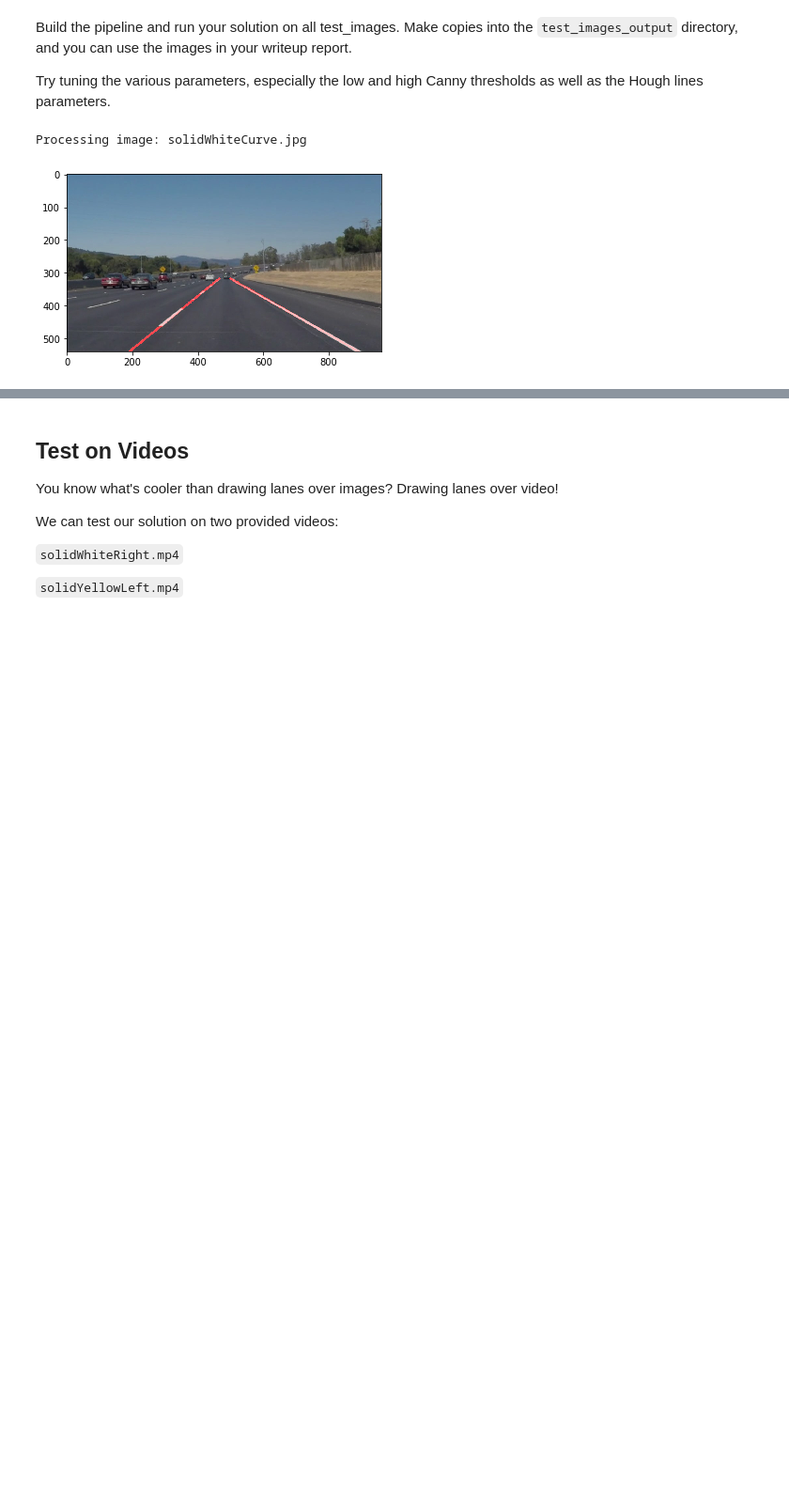
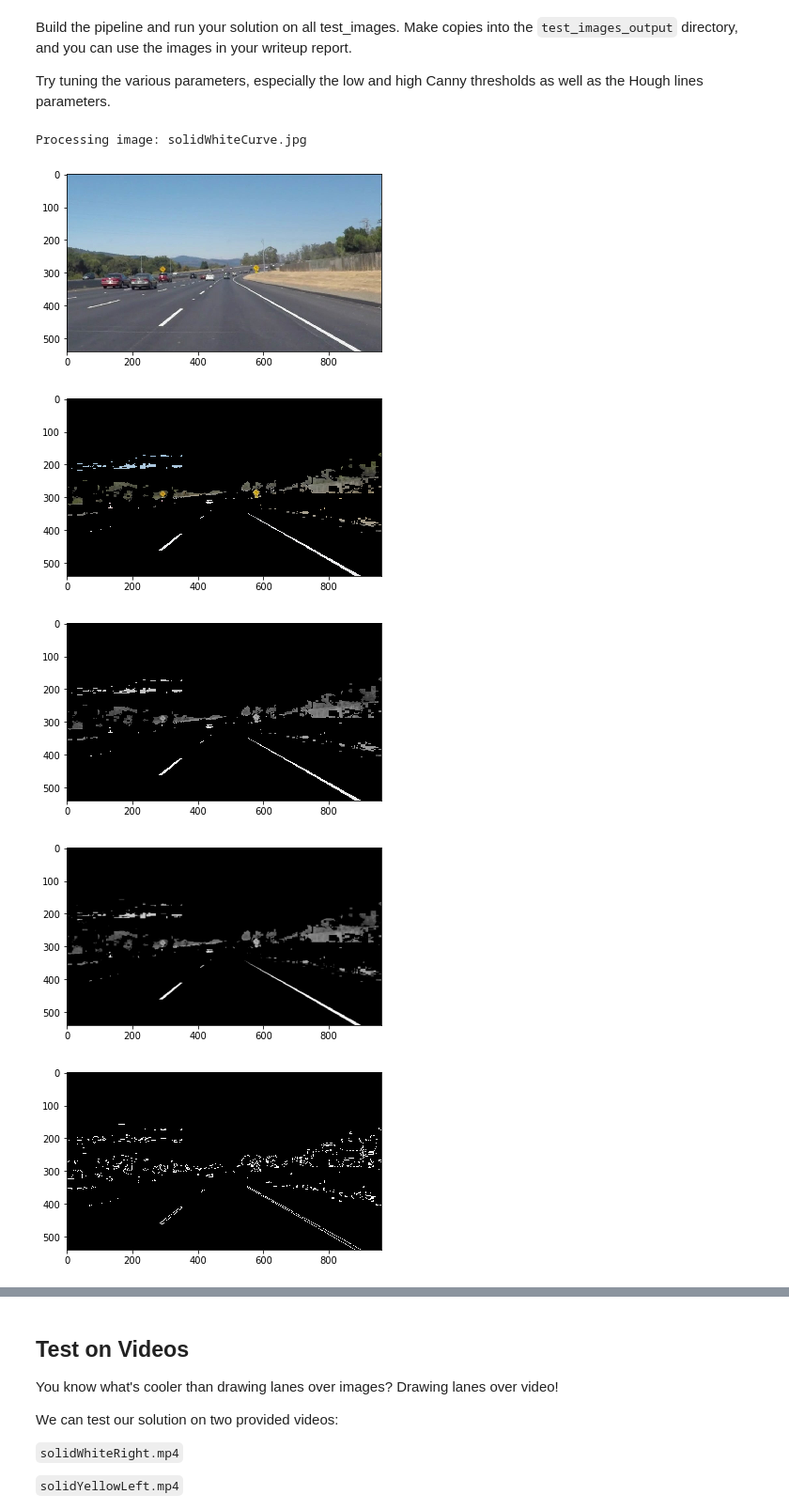
Before and after one commit to DmitriySemenov/SDCE_Project1, a Jupyter notebook: P1.ipynb, the cells around one changed output, grey strips where cells are left out. Shown at 94% size. Saved outputs shown, nothing was run; the diff lists cells and outputs as text; code cells hidden in the pictures; blank space fills up the shorter version.

Commit message:
-Improved lane detection by applying a color mask to the image (yellow and white) and ignoring the rest. - Tuned Hough parameters for better lane marking detection.

```diff
--- a/P1.ipynb
+++ b/P1.ipynb
@@ -90,6 +90,10 @@ def grayscale(img):
     return cv2.cvtColor(img, cv2.COLOR_RGB2GRAY)
     # Or use BGR2GRAY if you read an image with cv2.imread()
     # return cv2.cvtColor(img, cv2.COLOR_BGR2GRAY)
+
+def hsv(img):
+    # Convert image to HSV from RGB
+    return cv2.cvtColor(img, cv2.COLOR_RGB2HSV)
 
 def canny(img, low_threshold, high_threshold):
     """Applies the Canny transform"""
@@ -229,10 +233,10 @@ def draw_lines(img, lines, color=[255, 0, 0], thickness=5):
 
 
     # Draw all lines for debugging
-    #colordebug=[0, 0, 255]
-    #for line in lines:
-    #    for x1,y1,x2,y2 in line:
-    #        cv2.line(img, (x1, y1), (x2, y2), colordebug, 2)
+    colordebug=[0, 0, 255]
+    for line in lines:
+        for x1,y1,x2,y2 in line:
+            cv2.line(img, (x1, y1), (x2, y2), colordebug, 2)
 
 def hough_lines(img, rho, theta, threshold, min_line_len, max_line_gap):
     """
@@ -303,46 +307,80 @@ for idx, img in enumerate(os.listdir("test_images/")):
     #0 Load image
     print('Processing image: '+img)
     image = mpimg.imread('test_images/' + img)
+    plt.imshow(image)
+    plt.show()
+
+    #1* Convert to HSV
+    hsvimg = hsv(image)
+
+    #1** Apply yellow and white masks
+    # define range of color in HSV
+    lower_yel = np.array([20,0,50])
+    upper_yel = np.array([35,255,255])
+    lower_white = np.array([0,0,220])
+    upper_white = np.array([180,255,255])
+    # Threshold the HSV image to get only yellow and white
+    yellow_mask = cv2.inRange(hsvimg, lower_yel, upper_yel)
+    white_mask = cv2.inRange(hsvimg, lower_white, upper_white)
+    # Bitwise-OR mask to get both colors
+    colormask = cv2.bitwise_or(yellow_mask, white_mask)
+
+    # Color mask image
+    colormaskedimg = cv2.bitwise_and(image, image, mask = colormask)
+    plt.imshow(colormaskedimg)
+    plt.show()
 
     #1 Convert to grayscale
-    grayimg = grayscale(image)
+    grayimg = grayscale(colormaskedimg)
+    plt.imshow(grayimg, cmap='gray')
+    plt.show()
 
     #2 Gaussian blur with kernel of size 5
     kernel_size = 5
     blurred = gaussian_blur(grayimg, kernel_size)
+    plt.imshow(blurred, cmap='gray')
+    plt.show()
 
     #3 Canny edge detection
     low_threshold = 50
     high_threshold = 150
     edges = canny(blurred, low_threshold, high_threshold)
+    plt.imshow(edges, cmap='gray')
+    plt.show()
 
     #4 Define region of interest and mask away the rest
 
     #Find image size to create verticies
     x_width = edges.shape[1]
     y_height = edges.shape[0]
 
     vertices = np.array([[(0,y_height),(x_width*0.48, y_height*0.59), (x_width*0.51, y_height*0.59), (x_width,y_height)]], dtype=np.int32)
     masked_img = region_of_interest(edges,vertices)
+    plt.imshow(masked_img, cmap='gray')
+    plt.show()
 
     #5 Hough lines
     # Define the Hough transform parameters
     # Make a blank the same size as our image to draw on
-    rho = 2 # distance resolution in pixels of the Hough grid
+    rho = 1 # distance resolution in pixels of the Hough grid
     theta = np.pi/180 # angular resolution in radians of the Hough grid
-    threshold = 30     # minimum number of votes (intersections in Hough grid cell)
-    min_line_length = 25 #minimum number of pixels making up a line
+    threshold = 20     # minimum number of votes (intersections in Hough grid cell)
+    min_line_length = 10 #minimum number of pixels making up a line
     max_line_gap = 15    # maximum gap in pixels between connectable line segments
 
     lines = hough_lines(masked_img, rho, theta, threshold, min_line_length, max_line_gap)
 
     #6 Apply lines
     finalimg = weighted_img(lines, image)
     plt.imshow(finalimg)
     plt.show()
 
     #7 Save to folder
     save_img(finalimg,'test_images_output/' + img)
 # %% [output]
 Processing image: solidWhiteCurve.jpg
-[figure, old version]
+[figure, new version]
+[figure, new version]
+[figure, new version]
+[figure, new version]
+[figure, new version]
```
Also changed, not shown: parts of 5 cells of this notebook.
